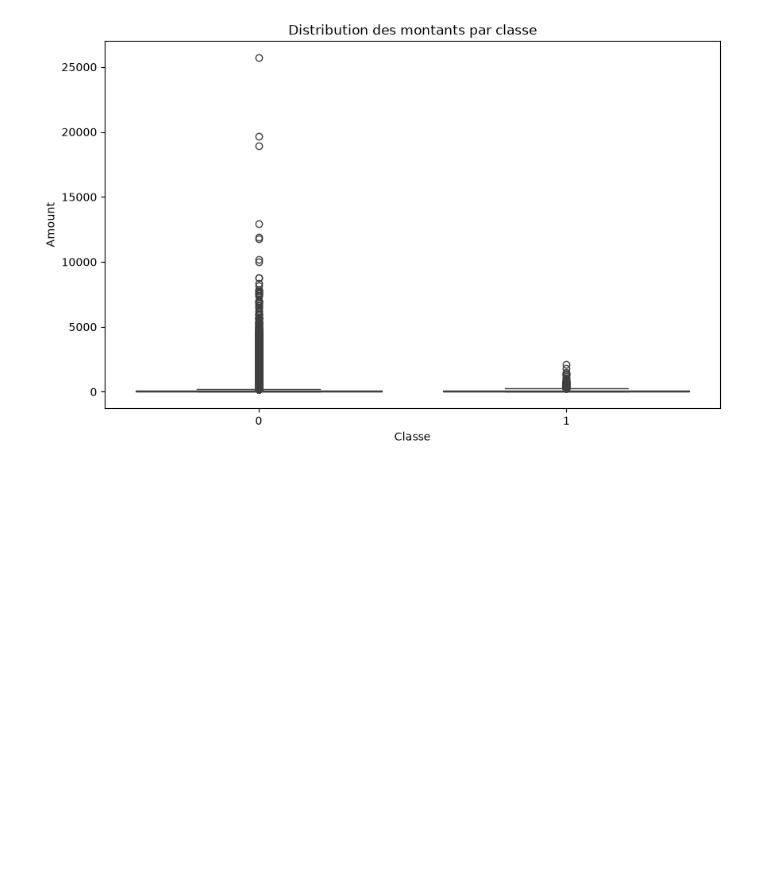
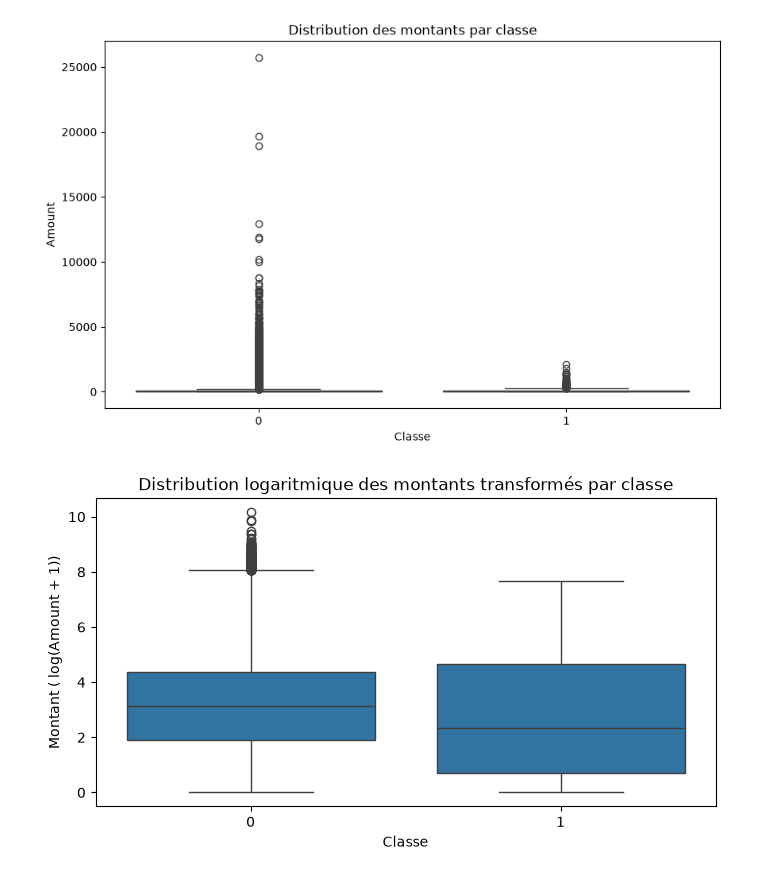
Before and after one commit to AyaQuarine/CreditCardFraud, a Jupyter notebook: notebooks/CreditCardFraud.ipynb, the cells around one changed output. Cells and saved outputs as stored; diff of their text form; code cells hidden in the pictures; blank space fills up the shorter version.

```diff
--- a/notebooks/CreditCardFraud.ipynb
+++ b/notebooks/CreditCardFraud.ipynb
@@ -286,3 +288,14 @@ plt.ylabel("Amount")
 plt.show()
 # %% [output]
 [figure]
+# %%
+df['Amount_log'] = np.log1p(df['Amount'])  # Utilisation de log1p pour gérer les valeurs nulles et éviter les problèmes avec log(0)
+
+plt.figure(figsize=(8, 4))
+sns.boxplot(data=df, y="Amount_log", x="Class")
+plt.title("Distribution logaritmique des montants transformés par classe")
+plt.xlabel("Classe")
+plt.ylabel("Montant ( log(Amount + 1))")
+plt.show()
+# %% [output]
+[figure, added]
```
Also changed, not shown: parts of 4 cells of this notebook.
